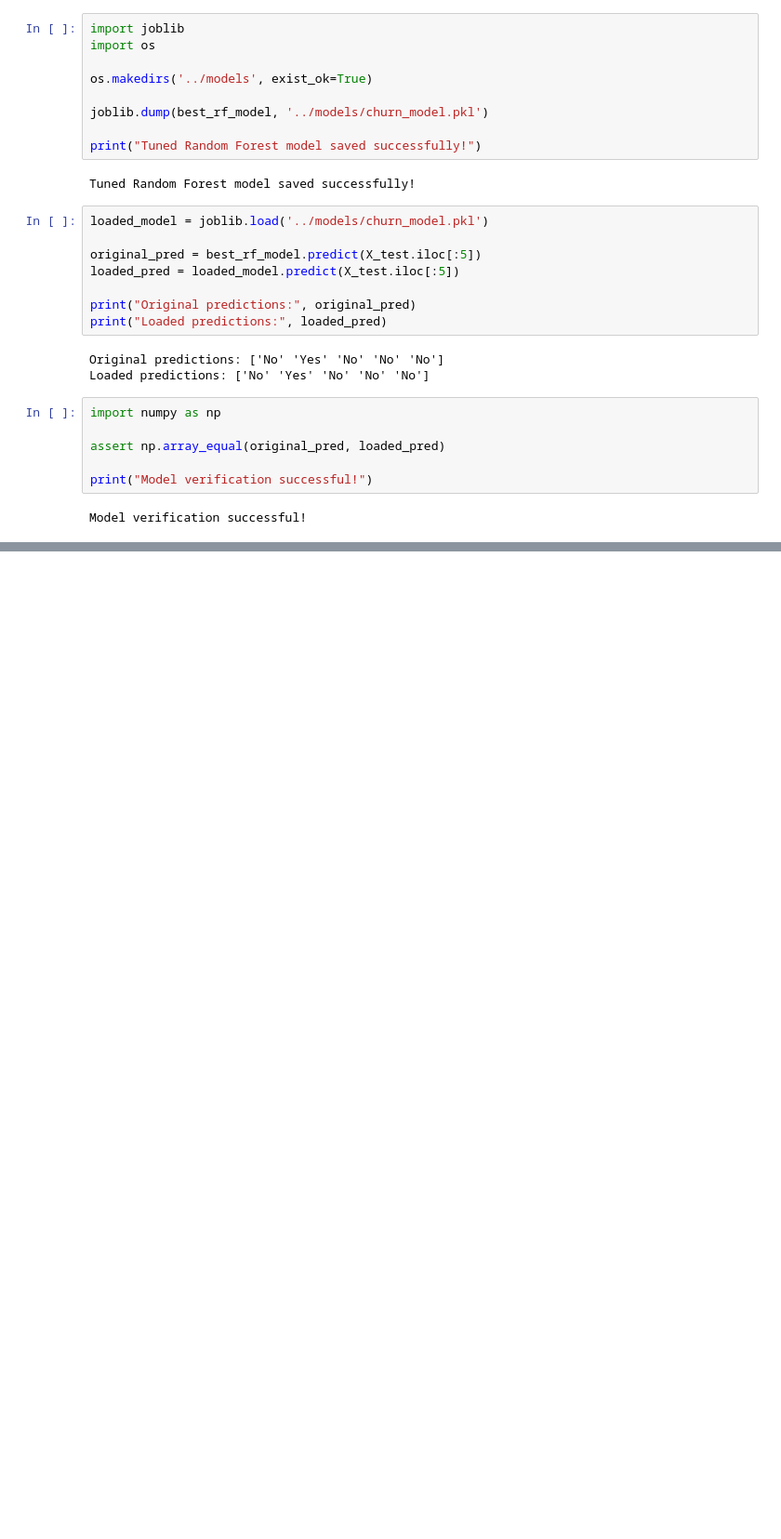
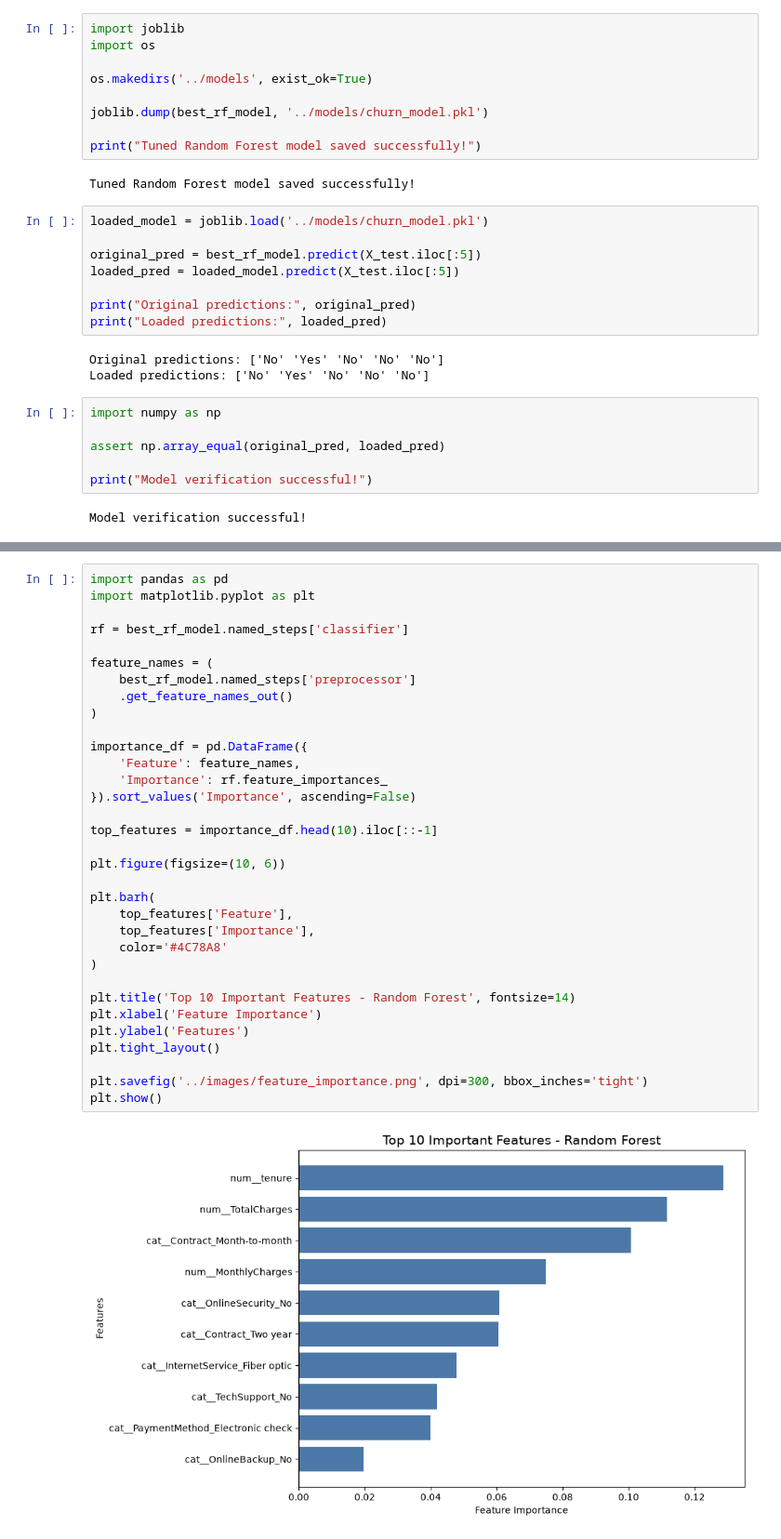
Before and after one commit to SnehaMs325/customer-churn-prediction, a Jupyter notebook: notebook/churn_prediction.ipynb, the cells around one changed output, grey strips where cells are left out. Shown at 93% size. Drawn from its saved outputs; the diff is of its cells as text; blank space fills up the shorter version.

```diff
--- a/notebook/churn_prediction.ipynb
+++ b/notebook/churn_prediction.ipynb
@@ -580,0 +638,35 @@ Model verification successful!
+# %%
+import pandas as pd
+import matplotlib.pyplot as plt
+
+rf = best_rf_model.named_steps['classifier']
+
+feature_names = (
+    best_rf_model.named_steps['preprocessor']
+    .get_feature_names_out()
+)
+
+importance_df = pd.DataFrame({
+    'Feature': feature_names,
+    'Importance': rf.feature_importances_
+}).sort_values('Importance', ascending=False)
+
+top_features = importance_df.head(10).iloc[::-1]
+
+plt.figure(figsize=(10, 6))
+
+plt.barh(
+    top_features['Feature'],
+    top_features['Importance'],
+    color='#4C78A8'
+)
+
+plt.title('Top 10 Important Features - Random Forest', fontsize=14)
+plt.xlabel('Feature Importance')
+plt.ylabel('Features')
+plt.tight_layout()
+
+plt.savefig('../images/feature_importance.png', dpi=300, bbox_inches='tight')
+plt.show()
+# %% [output]
+[figure, added]
```
Also changed, not shown: parts of 3 cells of this notebook, 5 other files.
